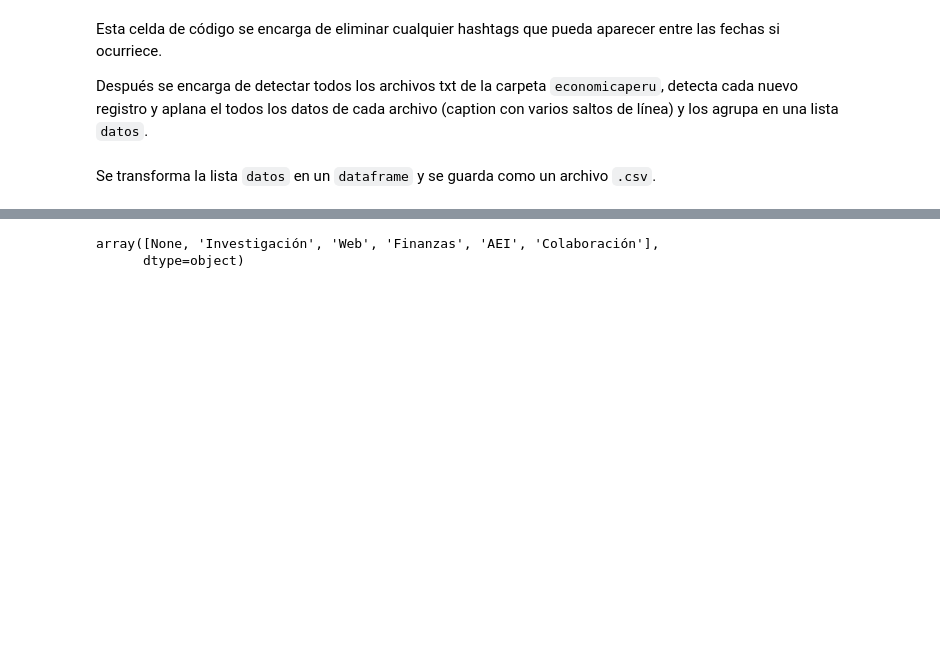
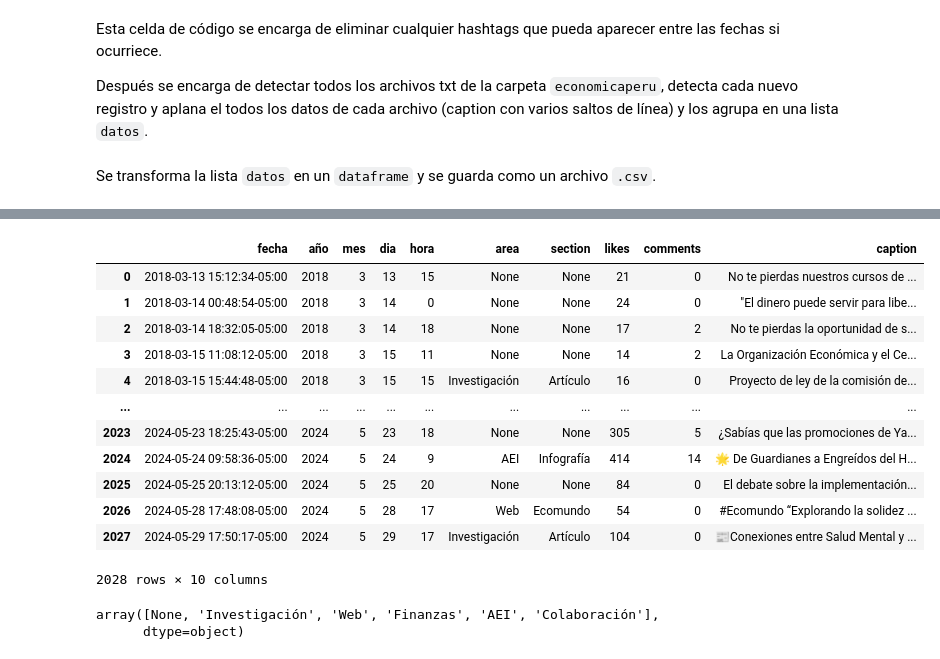
Before and after one commit to rodnm/insta_web-scraping, a Jupyter notebook: insta_web_scraping.ipynb, the cells around one changed output, grey strips where cells are left out. Saved outputs shown, nothing was run; the diff lists cells and outputs as text; code cells hidden in the pictures; blank space fills up the shorter version.

```diff
--- a/insta_web_scraping.ipynb
+++ b/insta_web_scraping.ipynb
@@ -317,6 +323,22 @@ DataFrame guardado como datos_economicaperu.csv
 7  El dilema de los impuestos para las empresas m...
 8  Mincetur otorgará S/.21 millones a empresas pe...
 9  ¡ÚLTIMA OPORTUNIDAD! Sé parte de la octava edi...
+# %%
+df
+# %% [output]
+|  | fecha | año | mes | dia | hora | area | section | likes | comments | caption |
+| 0 | 2018-03-13 15:12:34-05:00 | 2018 | 3 | 13 | 15 | None | None | 21 | 0 | No te pierdas nuestros cursos de ... |
+| 1 | 2018-03-14 00:48:54-05:00 | 2018 | 3 | 14 | 0 | None | None | 24 | 0 | "El dinero puede servir para libe... |
+| 2 | 2018-03-14 18:32:05-05:00 | 2018 | 3 | 14 | 18 | None | None | 17 | 2 | No te pierdas la oportunidad de s... |
+| 3 | 2018-03-15 11:08:12-05:00 | 2018 | 3 | 15 | 11 | None | None | 14 | 2 | La Organización Económica y el Ce... |
+| 4 | 2018-03-15 15:44:48-05:00 | 2018 | 3 | 15 | 15 | Investigación | Artículo | 16 | 0 | Proyecto de ley de la comisión de... |
+| ... | ... | ... | ... | ... | ... | ... | ... | ... | ... | ... |
+| 2023 | 2024-05-23 18:25:43-05:00 | 2024 | 5 | 23 | 18 | None | None | 305 | 5 | ¿Sabías que las promociones de Ya... |
+| 2024 | 2024-05-24 09:58:36-05:00 | 2024 | 5 | 24 | 9 | AEI | Infografía | 414 | 14 | 🌟 De Guardianes a Engreídos del H... |
+| 2025 | 2024-05-25 20:13:12-05:00 | 2024 | 5 | 25 | 20 | None | None | 84 | 0 | El debate sobre la implementación... |
+| 2026 | 2024-05-28 17:48:08-05:00 | 2024 | 5 | 28 | 17 | Web | Ecomundo | 54 | 0 | #Ecomundo “Explorando la solidez ... |
+| 2027 | 2024-05-29 17:50:17-05:00 | 2024 | 5 | 29 | 17 | Investigación | Artículo | 104 | 0 | 📰Conexiones entre Salud Mental y ... |
+2028 rows × 10 columns
 # %%
 df.area.unique()
 # %% [output]
```
Also changed, not shown: parts of 4 cells of this notebook.
